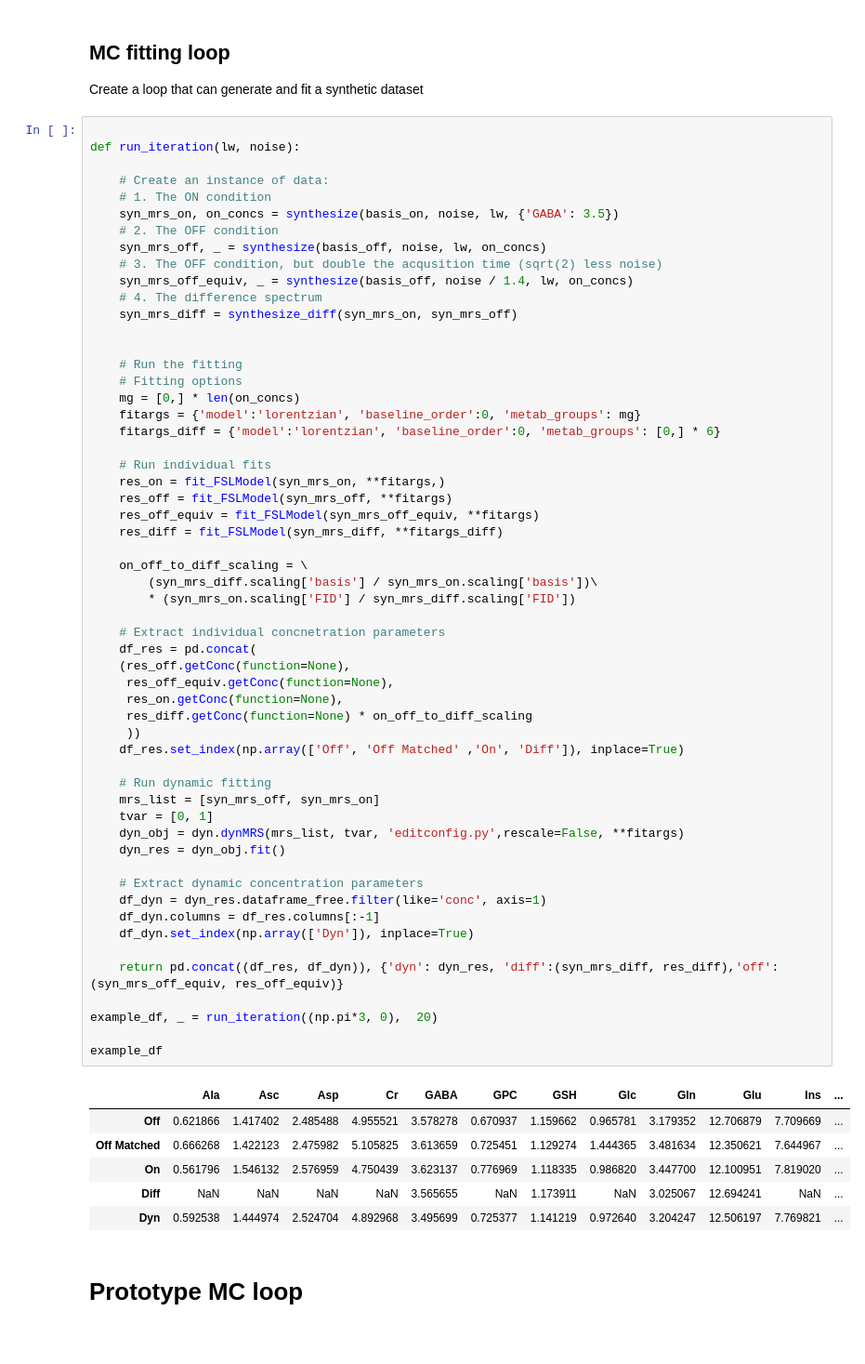
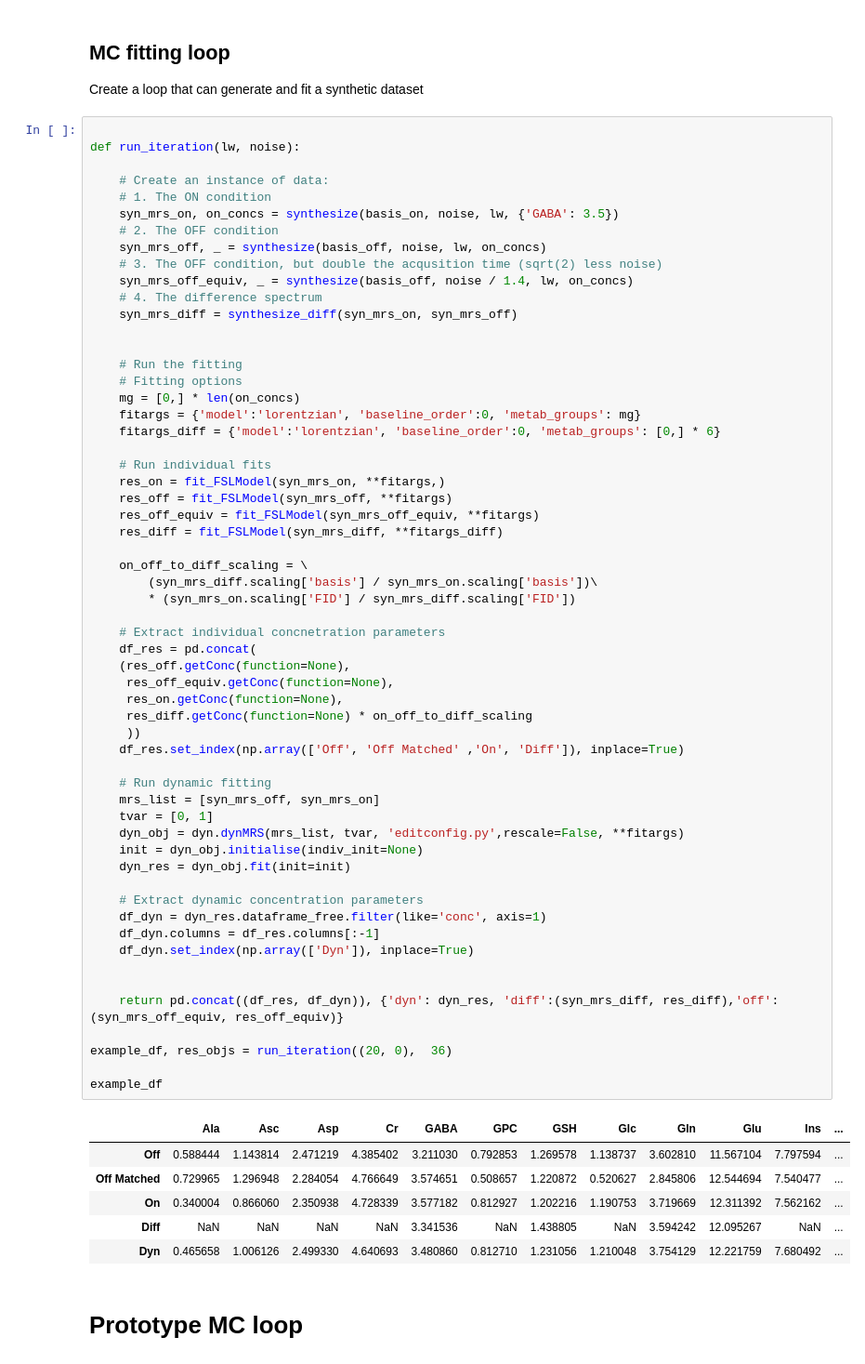
Before and after one commit to wtclarke/fsl-mrs-dynamic-fitting, a Jupyter notebook: editing/editing_mc_sim_prototype.ipynb, the cells around one changed output. Shown at 93% size. Saved outputs shown, nothing was run; the diff lists cells and outputs as text.

Commit message:
Update init of editing dynamic.

```diff
--- a/editing/editing_mc_sim_prototype.ipynb
+++ b/editing/editing_mc_sim_prototype.ipynb
@@ -153,40 +153,42 @@ def run_iteration(lw, noise):
 
     on_off_to_diff_scaling = \
         (syn_mrs_diff.scaling['basis'] / syn_mrs_on.scaling['basis'])\
         * (syn_mrs_on.scaling['FID'] / syn_mrs_diff.scaling['FID'])
 
     # Extract individual concnetration parameters
     df_res = pd.concat(
     (res_off.getConc(function=None),
      res_off_equiv.getConc(function=None),
      res_on.getConc(function=None),
      res_diff.getConc(function=None) * on_off_to_diff_scaling
      ))
     df_res.set_index(np.array(['Off', 'Off Matched' ,'On', 'Diff']), inplace=True)
 
     # Run dynamic fitting
     mrs_list = [syn_mrs_off, syn_mrs_on]
     tvar = [0, 1]
     dyn_obj = dyn.dynMRS(mrs_list, tvar, 'editconfig.py',rescale=False, **fitargs)
-    dyn_res = dyn_obj.fit()
+    init = dyn_obj.initialise(indiv_init=None)
+    dyn_res = dyn_obj.fit(init=init)
 
     # Extract dynamic concentration parameters
     df_dyn = dyn_res.dataframe_free.filter(like='conc', axis=1)
     df_dyn.columns = df_res.columns[:-1]
     df_dyn.set_index(np.array(['Dyn']), inplace=True)
 
+
     return pd.concat((df_res, df_dyn)), {'dyn': dyn_res, 'diff':(syn_mrs_diff, res_diff),'off':(syn_mrs_off_equiv, res_off_equiv)}
 
-example_df, _ = run_iteration((np.pi*3, 0),  20)
+example_df, res_objs = run_iteration((20, 0),  36)
 
 example_df
 # %% [output]
 |  | Ala | Asc | Asp | Cr | GABA | GPC | GSH | Glc | Gln | Glu | Ins | ... |
-| Off | 0.621866 | 1.417402 | 2.485488 | 4.955521 | 3.578278 | 0.670937 | 1.159662 | 0.965781 | 3.179352 | 12.706879 | 7.709669 | ... |
-| Off Matched | 0.666268 | 1.422123 | 2.475982 | 5.105825 | 3.613659 | 0.725451 | 1.129274 | 1.444365 | 3.481634 | 12.350621 | 7.644967 | ... |
-| On | 0.561796 | 1.546132 | 2.576959 | 4.750439 | 3.623137 | 0.776969 | 1.118335 | 0.986820 | 3.447700 | 12.100951 | 7.819020 | ... |
-| Diff | NaN | NaN | NaN | NaN | 3.565655 | NaN | 1.173911 | NaN | 3.025067 | 12.694241 | NaN | ... |
-| Dyn | 0.592538 | 1.444974 | 2.524704 | 4.892968 | 3.495699 | 0.725377 | 1.141219 | 0.972640 | 3.204247 | 12.506197 | 7.769821 | ... |
+| Off | 0.588444 | 1.143814 | 2.471219 | 4.385402 | 3.211030 | 0.792853 | 1.269578 | 1.138737 | 3.602810 | 11.567104 | 7.797594 | ... |
+| Off Matched | 0.729965 | 1.296948 | 2.284054 | 4.766649 | 3.574651 | 0.508657 | 1.220872 | 0.520627 | 2.845806 | 12.544694 | 7.540477 | ... |
+| On | 0.340004 | 0.866060 | 2.350938 | 4.728339 | 3.577182 | 0.812927 | 1.202216 | 1.190753 | 3.719669 | 12.311392 | 7.562162 | ... |
+| Diff | NaN | NaN | NaN | NaN | 3.341536 | NaN | 1.438805 | NaN | 3.594242 | 12.095267 | NaN | ... |
+| Dyn | 0.465658 | 1.006126 | 2.499330 | 4.640693 | 3.480860 | 0.812710 | 1.231056 | 1.210048 | 3.754129 | 12.221759 | 7.680492 | ... |
 # %% [markdown]
 # Prototype MC loop
 # %%
```
Also changed, not shown: parts of 1 cell of this notebook, 2 other files.
